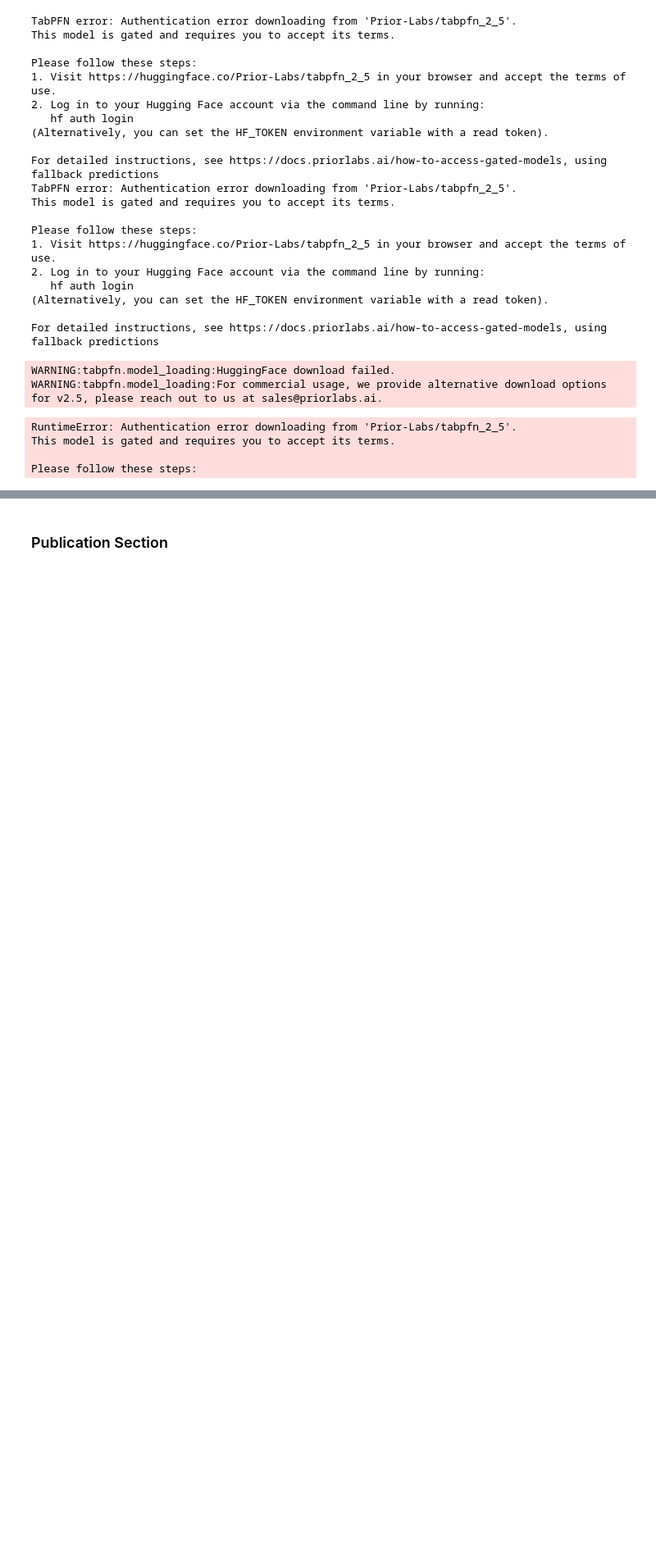
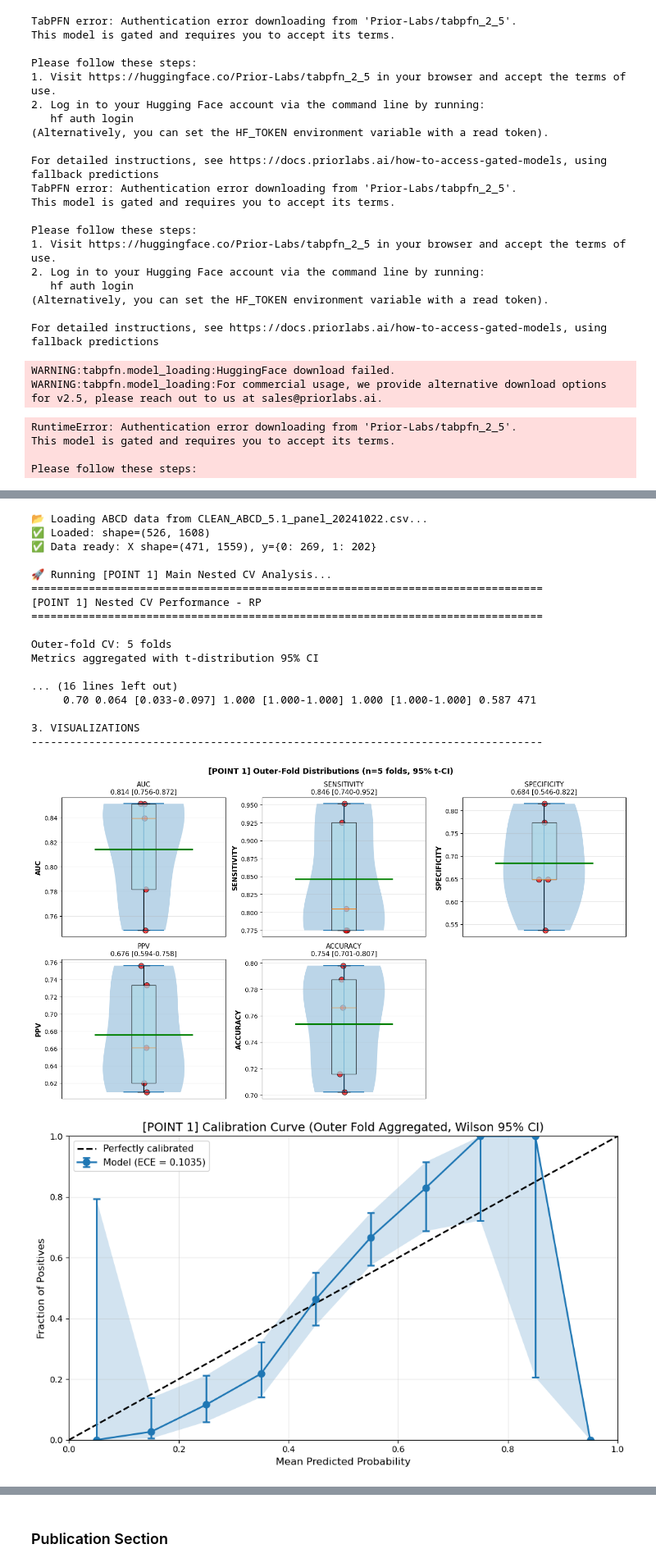
Before and after one commit to romirthedev/nature-mitmcg, a Jupyter notebook: Copy_of_ABCTestR.ipynb, the cells around one changed output, grey strips where cells are left out. Shown at 82% size. Saved outputs shown, nothing was run; the diff lists cells and outputs as text; code cells hidden in the pictures; blank space fills up the shorter version.

```diff
--- a/Copy_of_ABCTestR.ipynb
+++ b/Copy_of_ABCTestR.ipynb
@@ -31405,0 +31410,63 @@ Please follow these steps:
+# %%
+#@title ✅ Reviewer Point 1: Nested CV with Outer-Fold Metrics
+reviewer_point_1 = True #@param {type:"boolean"}
+
+if reviewer_point_1:
+    import sys
+    import os
+
+    if 'reviewer_additions' not in sys.path:
+        sys.path.append(os.path.abspath('reviewer_additions'))
+
+    try:
+        from nested_cv_reporter import NestedCVReporter
+    except ImportError:
+        print("Error: Could not import nested_cv_reporter.")
+
+    # LOAD ABCD DATA DIRECTLY
+    print("📂 Loading ABCD data from CLEAN_ABCD_5.1_panel_20241022.csv...")
+    sample = pd.read_csv('CLEAN_ABCD_5.1_panel_20241022.csv', low_memory=False, index_col=0)
+    print(f"✅ Loaded: shape={sample.shape}")
+
+    target_col = 'parent_income'
+    cols_to_drop = [c for c in [target_col, 'subject', 'time'] if c in sample.columns]
+    X = sample.drop(columns=cols_to_drop).select_dtypes(include=[np.number])
+    y_continuous = sample[target_col]
+    valid_idx = y_continuous.notna()
+    X, y_continuous = X[valid_idx], y_continuous[valid_idx]
+    y = (y_continuous > y_continuous.median()).astype(int)
+    X = X.fillna(X.mean())
+
+    print(f"✅ Data ready: X shape={X.shape}, y={pd.Series(y).value_counts().to_dict()}")
+    print("\n🚀 Running [POINT 1] Main Nested CV Analysis...")
+
+    def model_factory():
+        from sklearn.ensemble import RandomForestClassifier
+        return RandomForestClassifier(n_estimators=100, random_state=42, class_weight='balanced')
+
+    main_reporter = NestedCVReporter(X, y, n_outer=5)
+    main_reporter.run_outer_cv(model_factory)
+    main_reporter.generate_report(title="[POINT 1] Nested CV Performance - RP", save_plots=False)
+    print("\n✅ [POINT 1] Complete!")
+else:
+    print("⏭️  Point 1 skipped (checkbox not checked)")
+# %% [output]
+📂 Loading ABCD data from CLEAN_ABCD_5.1_panel_20241022.csv...
+✅ Loaded: shape=(526, 1608)
+✅ Data ready: X shape=(471, 1559), y={0: 269, 1: 202}
+
+🚀 Running [POINT 1] Main Nested CV Analysis...
+================================================================================
+[POINT 1] Nested CV Performance - RP
+================================================================================
+
+Outer-fold CV: 5 folds
+Metrics aggregated with t-distribution 95% CI
+
+... (16 lines left out)
+     0.70 0.064 [0.033-0.097] 1.000 [1.000-1.000] 1.000 [1.000-1.000] 0.587 471
+
+3. VISUALIZATIONS
+--------------------------------------------------------------------------------
+[figure, added]
+[figure, added]
```
Also changed, not shown: parts of 23 cells of this notebook, 9 other files.
